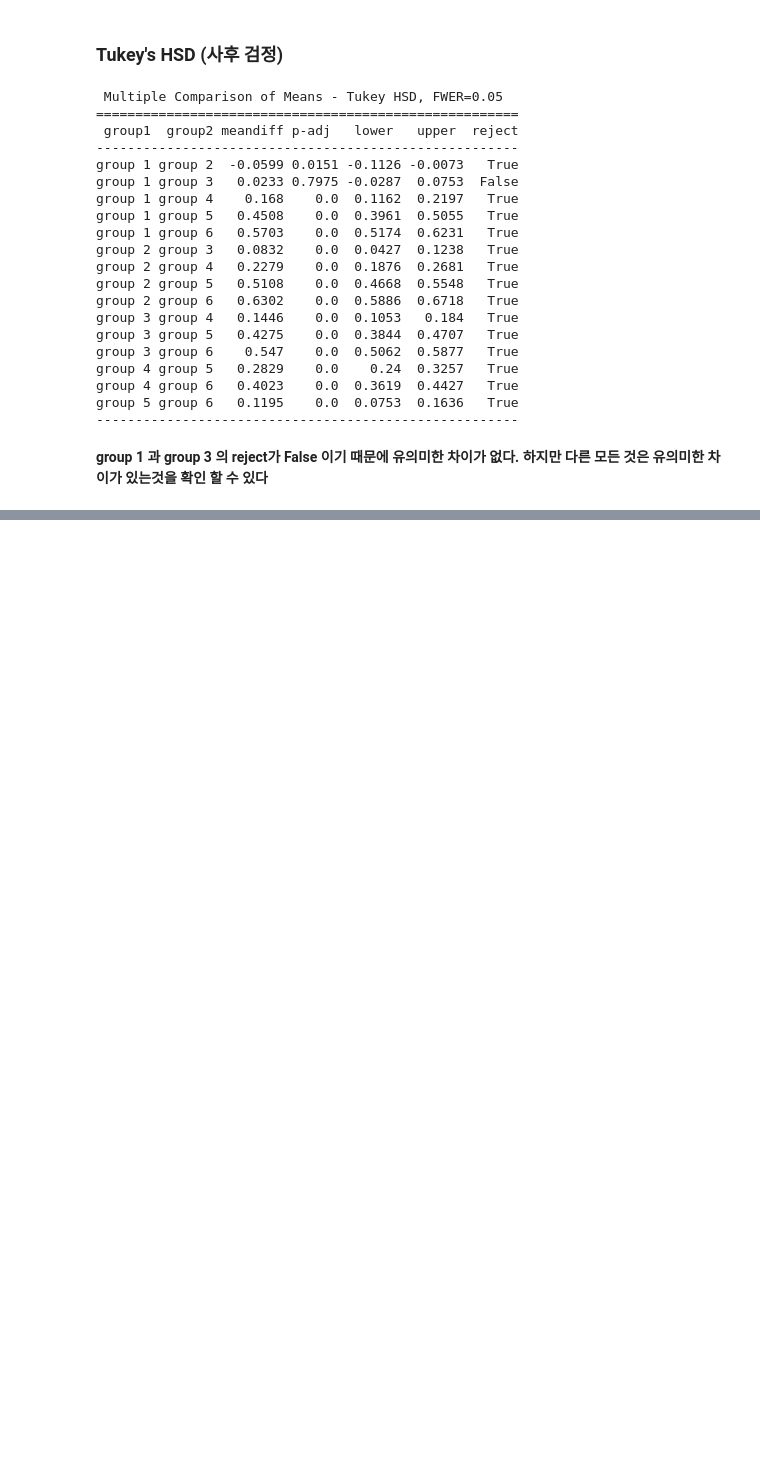
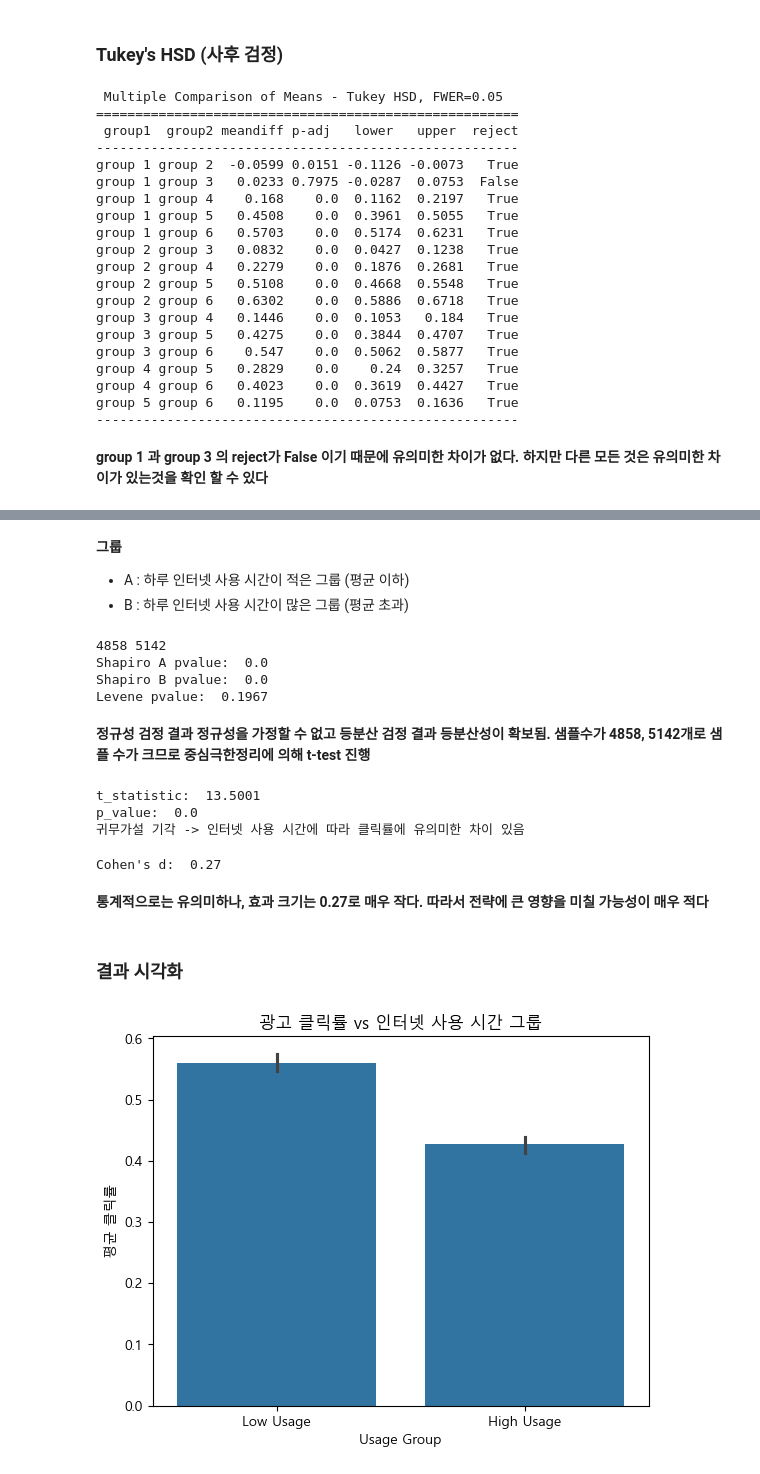
Before and after one commit to 1ee1hee/Data_analysis, a Jupyter notebook: 광고 클릭률 데이터 분석/Ads_analysis.ipynb, the cells around one changed output, grey strips where cells are left out. Cells and saved outputs as stored; diff of their text form; code cells hidden in the pictures; blank space fills up the shorter version.

```diff
--- a/광고 클릭률 데이터 분석/Ads_analysis.ipynb
+++ b/광고 클릭률 데이터 분석/Ads_analysis.ipynb
@@ -209,0 +247,63 @@ group 5 group 6   0.1195    0.0  0.0753  0.1636   True
+# %% [markdown]
+**그룹**
+- A : 하루 인터넷 사용 시간이 적은 그룹 (평균 이하)
+- B : 하루 인터넷 사용 시간이 많은 그룹 (평균 초과)
+# %%
+from scipy import stats
+
+avg_usage = data['Daily Internet Usage'].mean()
+group_a = data[data['Daily Internet Usage'] <= avg_usage]['Clicked on Ad']
+group_b = data[data['Daily Internet Usage'] > avg_usage]['Clicked on Ad']
+
+print(group_a.shape[0], group_b.shape[0])
+
+# 정규성 검정
+print('Shapiro A pvalue: ', round(stats.shapiro(group_a).pvalue, 4))
+print('Shapiro B pvalue: ', round(stats.shapiro(group_b).pvalue, 4))
+
+# 등분산 검정
+print('Levene pvalue: ', round(stats.levene(group_a, group_b).pvalue, 4))
+# %% [output]
+4858 5142
+Shapiro A pvalue:  0.0
+Shapiro B pvalue:  0.0
+Levene pvalue:  0.1967
+# %% [markdown]
+**정규성 검정 결과 정규성을 가정할 수 없고 등분산 검정 결과 등분산성이 확보됨. 샘플수가 4858, 5142개로 샘플 수가 크므로 중심극한정리에 의해 t-test 진행**
+# %%
+t_stat, pvalue = stats.ttest_ind(group_a, group_b, equal_var = True)
+print('t_statistic: ', round(t_stat, 4))
+print('p_value: ', round(pvalue, 4))
+
+if p_value < 0.05:
+    print('귀무가설 기각 -> 인터넷 사용 시간에 따라 클릭률에 유의미한 차이 있음')
+else:
+    print('귀무가설 채택 -> 클릭률 차이 없음')
+# %% [output]
+t_statistic:  13.5001
+p_value:  0.0
+귀무가설 기각 -> 인터넷 사용 시간에 따라 클릭률에 유의미한 차이 있음
+# %%
+import numpy as np
+
+cohen_d = np.abs(group_a.mean() - group_b.mean()) / np.sqrt((group_a.std() ** 2 + group_b.std() ** 2) / 2)
+print("Cohen's d: ", round(cohen_d, 2))
+# %% [output]
+Cohen's d:  0.27
+# %% [markdown]
+**통계적으로는 유의미하나, 효과 크기는 0.27로 매우 작다. 따라서 전략에 큰 영향을 미칠 가능성이 매우 적다**
+# %% [markdown]
+### 결과 시각화
+# %%
+import seaborn as sns
+import matplotlib.pyplot as plt
+
+df = data.copy()
+df['Usage Group'] = np.where(df['Daily Internet Usage'] <= avg_usage, 'Low Usage', 'High Usage')
+
+sns.barplot(x = 'Usage Group', y = 'Clicked on Ad', data = df, errorbar=('ci', 95))
+plt.title("광고 클릭률 vs 인터넷 사용 시간 그룹")
+plt.ylabel("평균 클릭률")
+plt.show()
+# %% [output]
+[figure, added]
```
Also changed, not shown: parts of 27 cells of this notebook.
